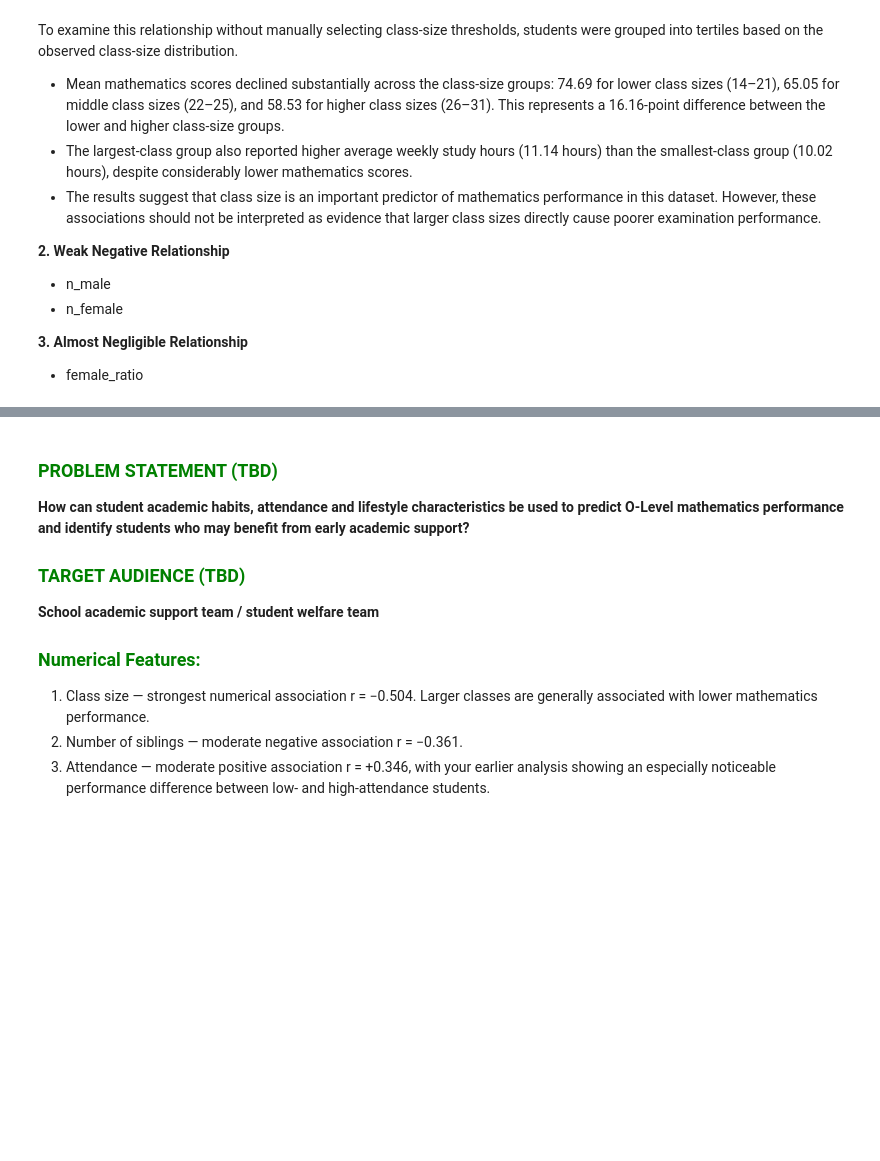
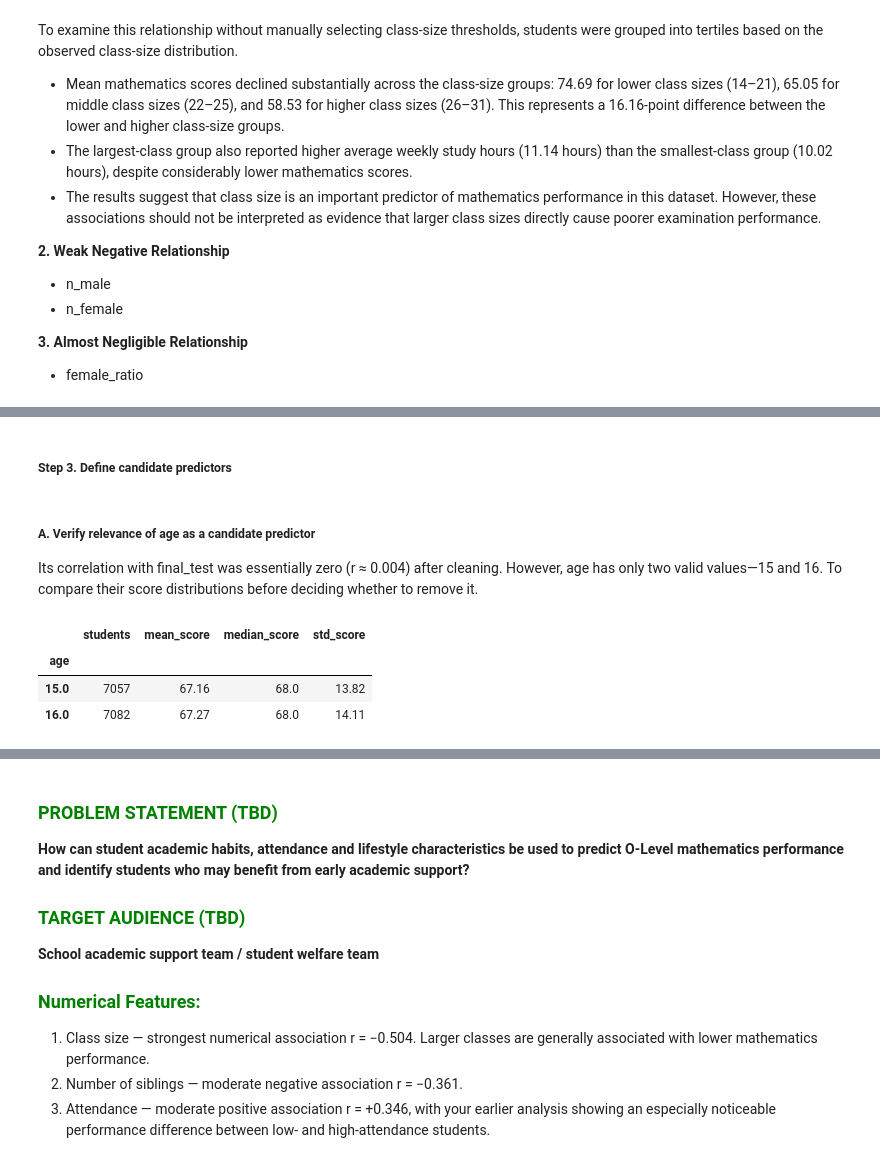
Before and after one commit to thedataanalyst-ylime/o-level-mathematics-performance-analysis, a Jupyter notebook: eda.ipynb, the cells around one changed output, grey strips where cells are left out. Cells and saved outputs as stored; diff of their text form; code cells hidden in the pictures; blank space fills up the shorter version.

```diff
--- a/eda.ipynb
+++ b/eda.ipynb
@@ -1826,0 +1922,24 @@ To examine this relationship without manually selecting class-size thresholds, s
+# %% [markdown]
+##### **Step 3. Define candidate predictors**
+# %% [markdown]
+##### A. Verify relevance of age as a candidate predictor
+Its correlation with final_test was essentially zero (r ≈ 0.004) after cleaning. However, age has only two valid values—15 and 16. To compare their score distributions before deciding whether to remove it. </br>
+# %%
+age_analysis = (
+    df_model
+    .groupby("age")
+    .agg(
+        students=("student_id", "count"),
+        mean_score=("final_test", "mean"),
+        median_score=("final_test", "median"),
+        std_score=("final_test", "std")
+    )
+    .round(2)
+)
+
+age_analysis
+# %% [output]
+|  | students | mean_score | median_score | std_score |
+| age |  |  |  |  |
+| 15.0 | 7057 | 67.16 | 68.0 | 13.82 |
+| 16.0 | 7082 | 67.27 | 68.0 | 14.11 |
```
Also changed, not shown: parts of 37 cells of this notebook.
